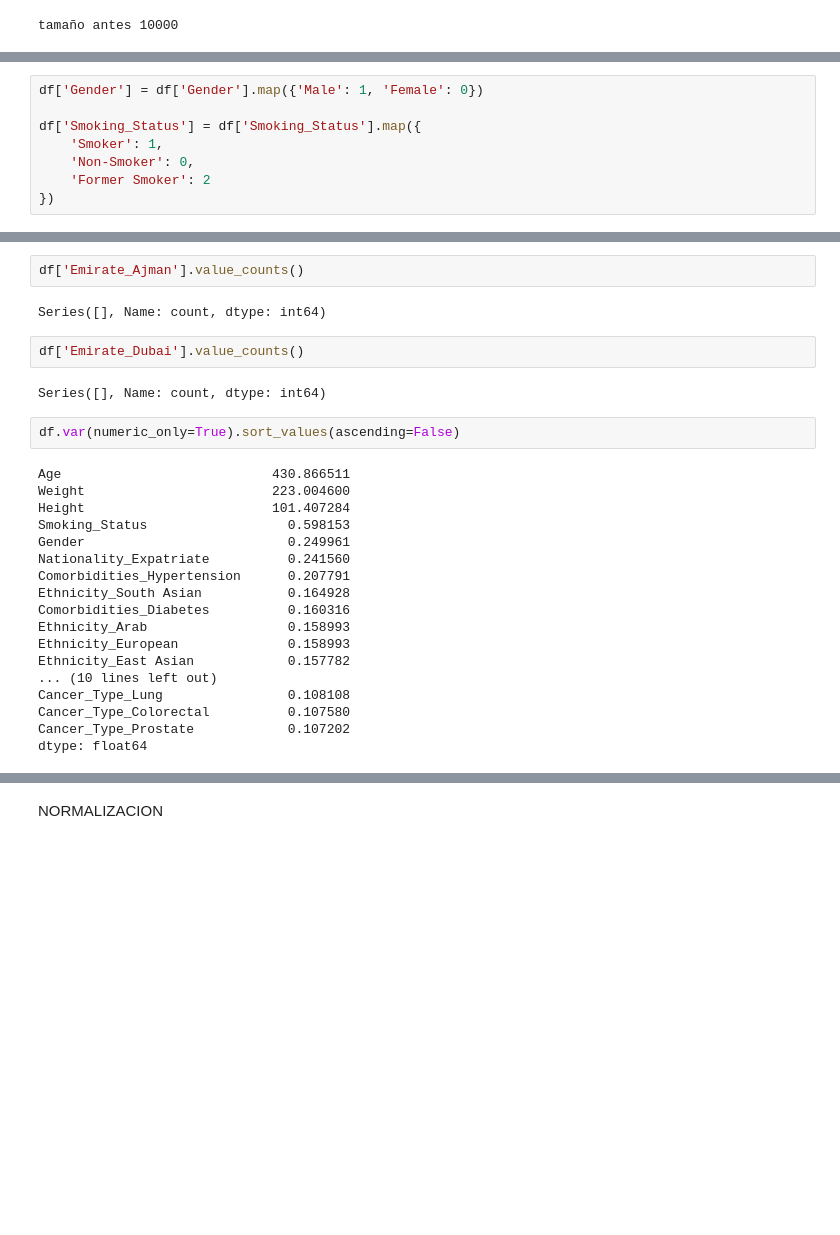
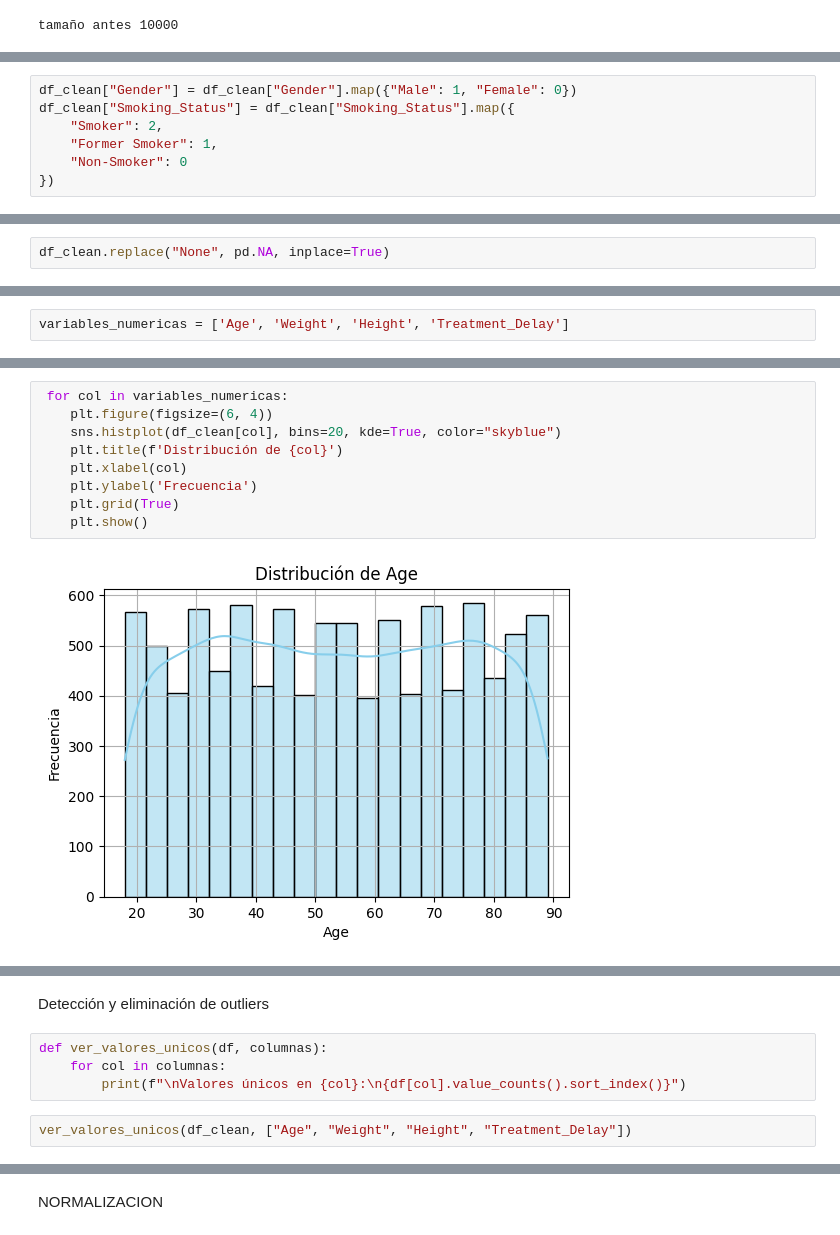
Before and after one commit to Estebanaj/Proyecto_IA_CAIRE, a Jupyter notebook: EDA/EDA.ipynb, the cells around one changed output, grey strips where cells are left out. Saved outputs shown, nothing was run; the diff lists cells and outputs as text; blank space fills up the shorter version.

```diff
--- a/EDA/EDA.ipynb
+++ b/EDA/EDA.ipynb
@@ -156,8 +174,7 @@ df.head()
 # %%
-df['Gender'] = df['Gender'].map({'Male': 1, 'Female': 0})
-
-df['Smoking_Status'] = df['Smoking_Status'].map({
-    'Smoker': 1,
-    'Non-Smoker': 0,
-    'Former Smoker': 2
+df_clean["Gender"] = df_clean["Gender"].map({"Male": 1, "Female": 0})
+df_clean["Smoking_Status"] = df_clean["Smoking_Status"].map({
+    "Smoker": 2,
+    "Former Smoker": 1,
+    "Non-Smoker": 0
 })
@@ -188,0 +181,2 @@ df['Ethnicity_South Asian'] = df['Ethnicity_South Asian'].map({1: 1, 0: 0})
+# %%
+df_clean.replace("None", pd.NA, inplace=True)
@@ -204 +250,3 @@ Name: count, dtype: int64
+# %%
+variables_numericas = ['Age', 'Weight', 'Height', 'Treatment_Delay']
 # %%
@@ -216,31 +264,14 @@ df['Height'].hist()
 # %% [output]
 <Axes: >
 [figure]
-# %%
-df['Emirate_Ajman'].value_counts()
-# %% [output]
-Series([], Name: count, dtype: int64)
-# %%
-df['Emirate_Dubai'].value_counts()
-# %% [output]
-Series([], Name: count, dtype: int64)
-# %%
-df.var(numeric_only=True).sort_values(ascending=False)
-# %% [output]
-Age                           430.866511
-Weight                        223.004600
-Height                        101.407284
-Smoking_Status                  0.598153
-Gender                          0.249961
-Nationality_Expatriate          0.241560
-Comorbidities_Hypertension      0.207791
-Ethnicity_South Asian           0.164928
-Comorbidities_Diabetes          0.160316
-Ethnicity_Arab                  0.158993
-Ethnicity_European              0.158993
-Ethnicity_East Asian            0.157782
-... (10 lines left out)
-Cancer_Type_Lung                0.108108
-Cancer_Type_Colorectal          0.107580
-Cancer_Type_Prostate            0.107202
-dtype: float64
+# %%
+ for col in variables_numericas:
+    plt.figure(figsize=(6, 4))
+    sns.histplot(df_clean[col], bins=20, kde=True, color="skyblue")
+    plt.title(f'Distribución de {col}')
+    plt.xlabel(col)
+    plt.ylabel('Frecuencia')
+    plt.grid(True)
+    plt.show()
+# %% [output]
+[figure, added]
@@ -246,0 +281,8 @@ dtype: float64
+# %% [markdown]
+Detección y eliminación de outliers
+# %%
+def ver_valores_unicos(df, columnas):
+    for col in columnas:
+        print(f"\nValores únicos en {col}:\n{df[col].value_counts().sort_index()}")
+# %%
+ver_valores_unicos(df_clean, ["Age", "Weight", "Height", "Treatment_Delay"])
```
Also changed, not shown: parts of 50 cells of this notebook.
